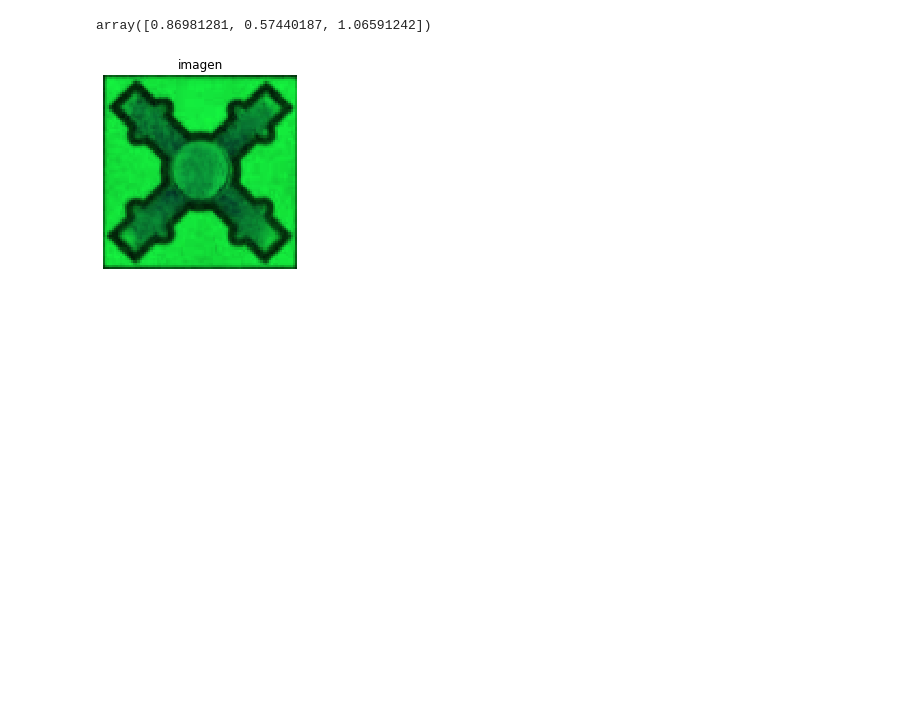
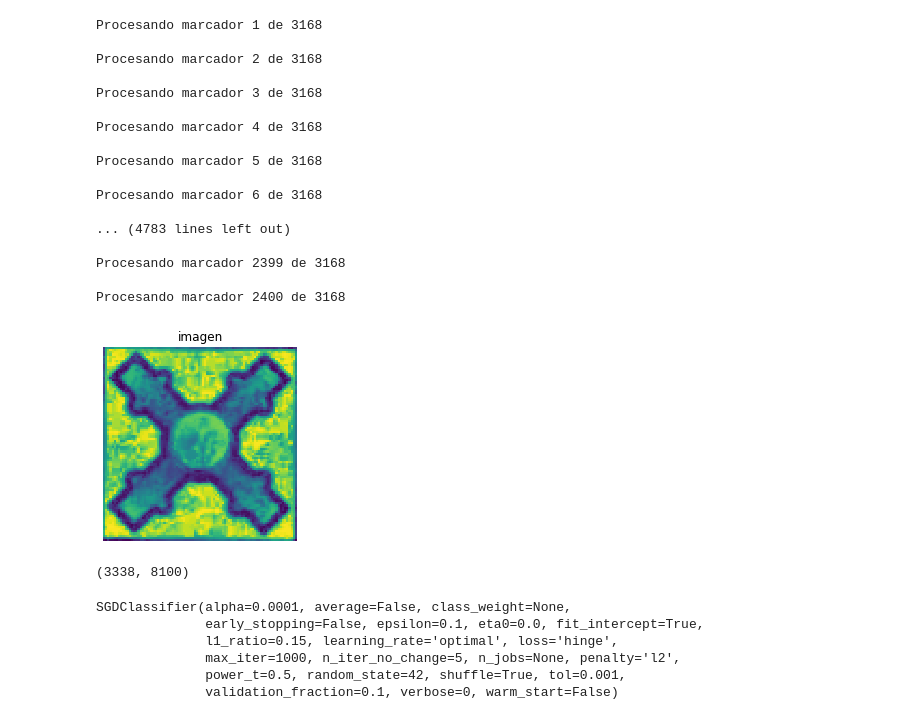
Before and after one commit to GallitoCopeton/AppProcessGab, a Jupyter notebook: Dataframe creation/Untitled1.ipynb, the cells around one changed output. Cells and saved outputs as stored; diff of their text form; code cells hidden in the pictures; blank space fills up the shorter version.

```diff
--- a/Dataframe creation/Untitled1.ipynb
+++ b/Dataframe creation/Untitled1.ipynb
@@ -41,7 +66,7 @@ zaptoConnection = connections['zapto']
 zaptoImagesCollection = qrQuery.getCollection(
     zaptoConnection['URI'], zaptoConnection['databaseName'], zaptoConnection['collections']['markersCollectionName'])
 markers = zaptoImagesCollection.find(
-    {'diagnostic': {'$ne': None}}).sort('_id', 1).limit(1)
+    {'diagnostic': {'$ne': None}}).sort('_id', -1).limit(0)
 markersInfo = [[(iO.resizeFixed(rI.readb64(marker['image']))),
                 {'diagnostic': marker['diagnostic'],
                  'name':  marker['marker'],
@@ -52,9 +77,3 @@ markersInfo = [[(iO.resizeFixed(rI.readb64(marker['image']))),
 markerImages = [info[0] for info in markersInfo]
 markersInfo = [info[1] for info in markersInfo]
 registerCount = len(markersInfo)
-# %%
-fullFeatures = []
-for i, (marker, info) in enumerate(zip(markerImages, markersInfo)):
-    markers = mA.augmentMarker(marker)
-    for marker in markers:
-        show(marker)
@@ -75,9 +80,36 @@ for i, (marker, info) in enumerate(zip(markerImages, markersInfo)):
-# %%
-np.random.uniform(.5, 1.5, 3)
-# %% [output]
-array([0.86981281, 0.57440187, 1.06591242])
-# %%
-marker = markerImages[0]
-show(marker)
-# %% [output]
-[figure, removed]
+# %%
+fullFeatures = []
+labels = []
+for i, (markerOriginal, info) in enumerate(zip(markerImages[:2400], markersInfo)):
+    print(f'\nProcesando marcador {i+1} de {registerCount}')
+    markerOriginal = cT.BGR2RGB(markerOriginal)
+    markerHist = pP.adapHistogramEq(markerOriginal, 5, (3, 3))
+    markersAug = mA.augmentMarker(markerHist)
+    diagnostic = inA.fixDiagnostic(info['diagnostic'])
+    if diagnostic is None:
+        continue
+    for markerAug in markersAug:
+        markerGrayScale = cT.RGB2gray(markerHist)
+        marker1D = markerGrayScale.reshape((1, -1)).ravel()/255
+        fullFeatures.append(marker1D)
+        labels.append(diagnostic)
+show(markerGrayScale)
+# %% [output]
+Procesando marcador 1 de 3168
+
+Procesando marcador 2 de 3168
+
+Procesando marcador 3 de 3168
+
+Procesando marcador 4 de 3168
+
+Procesando marcador 5 de 3168
+
+Procesando marcador 6 de 3168
+
+... (4783 lines left out)
+
+Procesando marcador 2399 de 3168
+
+Procesando marcador 2400 de 3168
+[figure, added]
@@ -84,5 +122,7 @@ show(marker)
 # %%
-X = fullDataframe.iloc[:, :-1].values
-y = fullDataframe.iloc[:, -1].values
-y = y.astype('int')
-X_train, X_test, y_train, y_test = mlU.splitData(X, y, seed=56)
+X = dataShuffled.iloc[:,:-1]
+y = dataShuffled.iloc[:, -1]
+X_train, X_test, y_train, y_test = mlU.splitData(X, y, seed=42)
+X_test.shape
+# %% [output]
+(3338, 8100)
@@ -108,0 +129,11 @@ print(kf.mean())
+# %%
+from sklearn.linear_model import SGDClassifier
+sgd_clf = SGDClassifier(random_state=42)
+sgd_clf.fit(X_train, y_train)
+# %% [output]
+SGDClassifier(alpha=0.0001, average=False, class_weight=None,
+              early_stopping=False, epsilon=0.1, eta0=0.0, fit_intercept=True,
+              l1_ratio=0.15, learning_rate='optimal', loss='hinge',
+              max_iter=1000, n_iter_no_change=5, n_jobs=None, penalty='l2',
+              power_t=0.5, random_state=42, shuffle=True, tol=0.001,
+              validation_fraction=0.1, verbose=0, warm_start=False)
```
Also changed, not shown: parts of 32 cells of this notebook.
